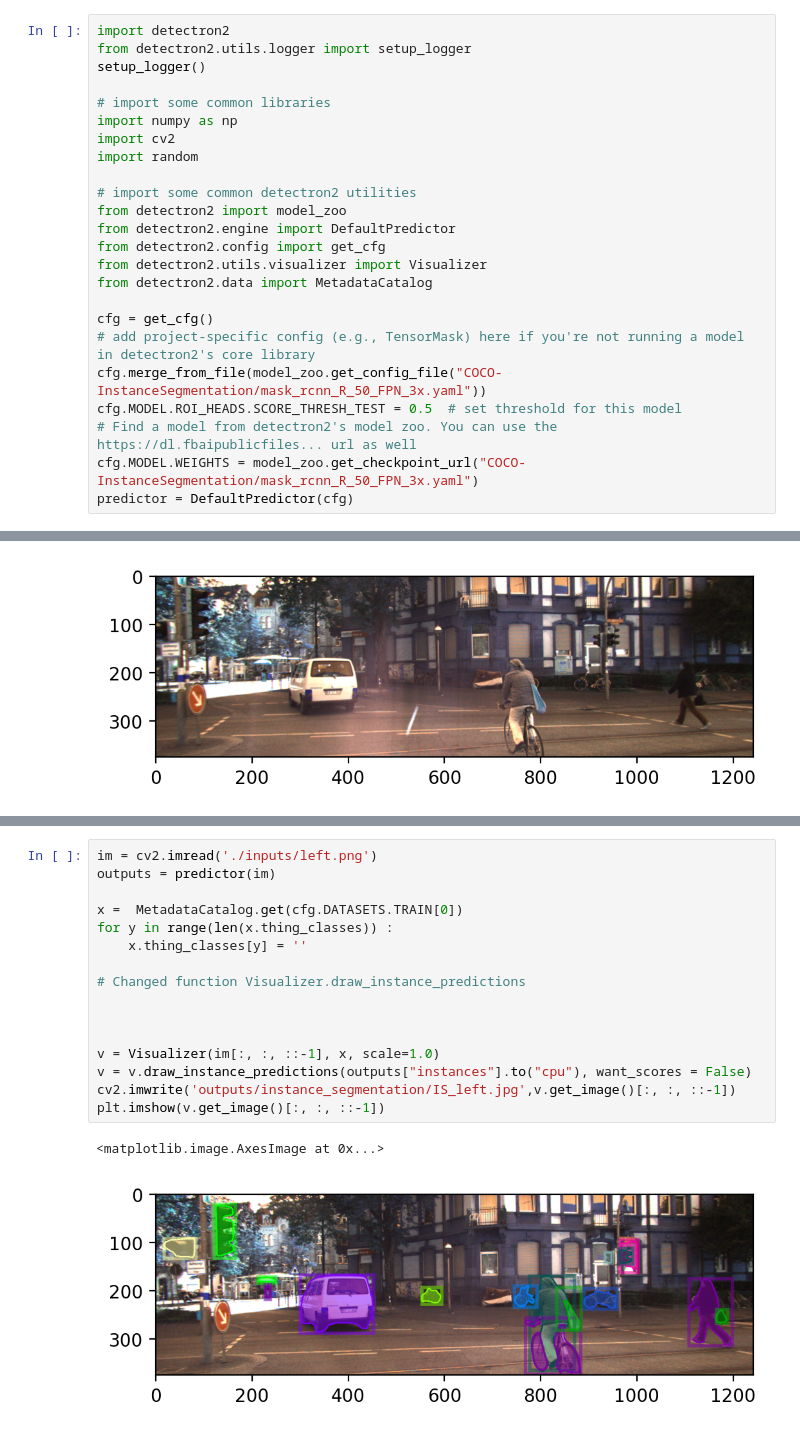
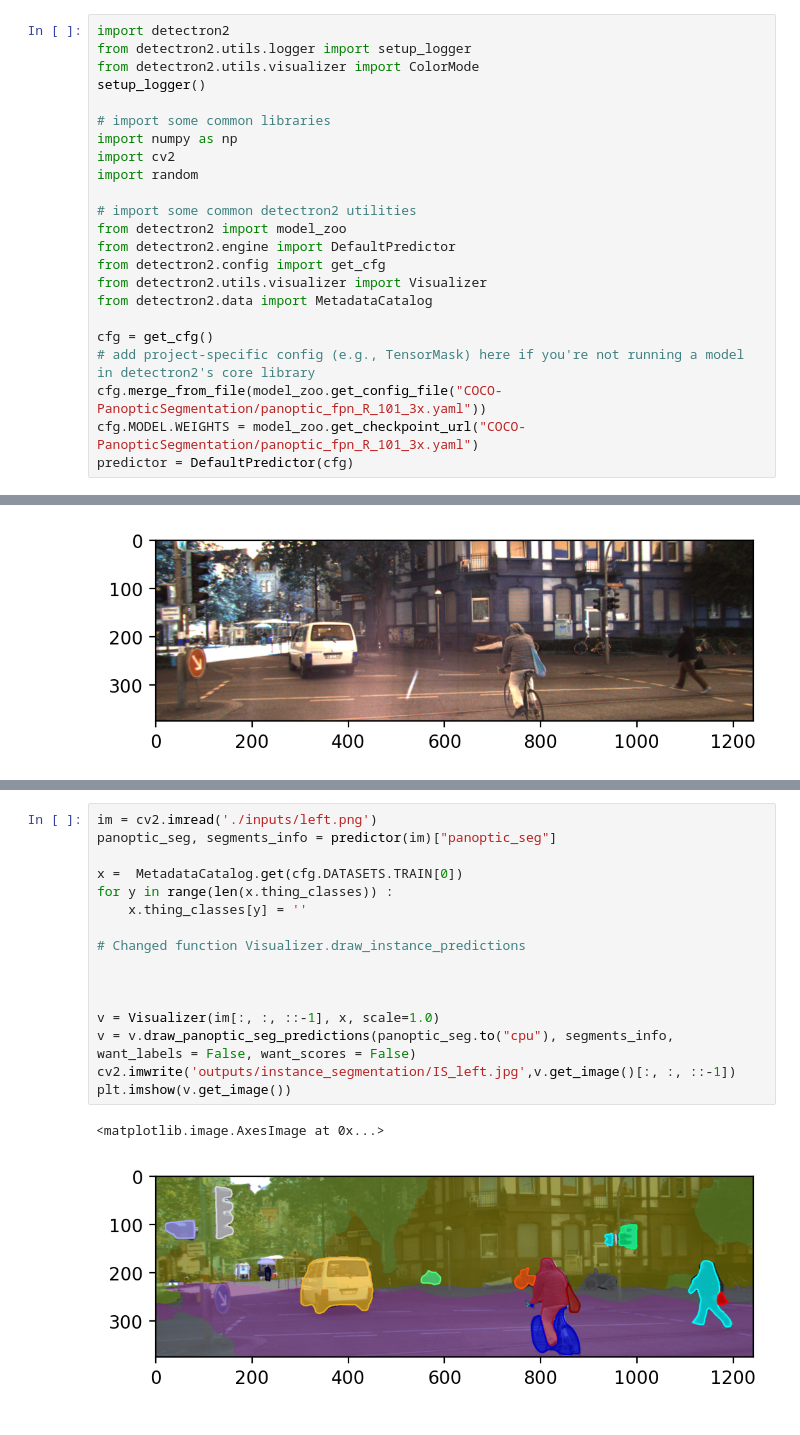
Before and after one commit to qureshinomaan/Generate-Occupancy-Maps, a Jupyter notebook: Generate_Occupancy_Grid.ipynb, the cells around one changed output, grey strips where cells are left out. Cells and saved outputs as stored; diff of their text form.

Commit message:
Updated Segmentation

```diff
--- a/Generate_Occupancy_Grid.ipynb
+++ b/Generate_Occupancy_Grid.ipynb
@@ -19,6 +19,7 @@ Number of model parameters: 5224768
 # %%
 import detectron2
 from detectron2.utils.logger import setup_logger
+from detectron2.utils.visualizer import ColorMode
 setup_logger()
 
 # import some common libraries
@@ -35,10 +36,8 @@ from detectron2.data import MetadataCatalog
 
 cfg = get_cfg()
 # add project-specific config (e.g., TensorMask) here if you're not running a model in detectron2's core library
-cfg.merge_from_file(model_zoo.get_config_file("COCO-InstanceSegmentation/mask_rcnn_R_50_FPN_3x.yaml"))
-cfg.MODEL.ROI_HEADS.SCORE_THRESH_TEST = 0.5  # set threshold for this model
-# Find a model from detectron2's model zoo. You can use the https://dl.fbaipublicfiles... url as well
-cfg.MODEL.WEIGHTS = model_zoo.get_checkpoint_url("COCO-InstanceSegmentation/mask_rcnn_R_50_FPN_3x.yaml")
+cfg.merge_from_file(model_zoo.get_config_file("COCO-PanopticSegmentation/panoptic_fpn_R_101_3x.yaml"))
+cfg.MODEL.WEIGHTS = model_zoo.get_checkpoint_url("COCO-PanopticSegmentation/panoptic_fpn_R_101_3x.yaml")
 predictor = DefaultPredictor(cfg)
 # %%
 left = cv2.imread('./inputs/left.png')
@@ -55,19 +58,19 @@ time = 0.44
 # %%
 im = cv2.imread('./inputs/left.png')
-outputs = predictor(im)
+panoptic_seg, segments_info = predictor(im)["panoptic_seg"]
 
 x =  MetadataCatalog.get(cfg.DATASETS.TRAIN[0])
 for y in range(len(x.thing_classes)) :
     x.thing_classes[y] = ''
 
 # Changed function Visualizer.draw_instance_predictions
 
 
 
 v = Visualizer(im[:, :, ::-1], x, scale=1.0)
-v = v.draw_instance_predictions(outputs["instances"].to("cpu"), want_scores = False)
+v = v.draw_panoptic_seg_predictions(panoptic_seg.to("cpu"), segments_info, want_labels = False, want_scores = False)
 cv2.imwrite('outputs/instance_segmentation/IS_left.jpg',v.get_image()[:, :, ::-1])
-plt.imshow(v.get_image()[:, :, ::-1])
+plt.imshow(v.get_image())
 # %% [output]
 <matplotlib.image.AxesImage at 0x...>
-[figure, old version]
+[figure, new version]
```
Also changed, not shown: parts of 2 cells of this notebook, 1 other file.
